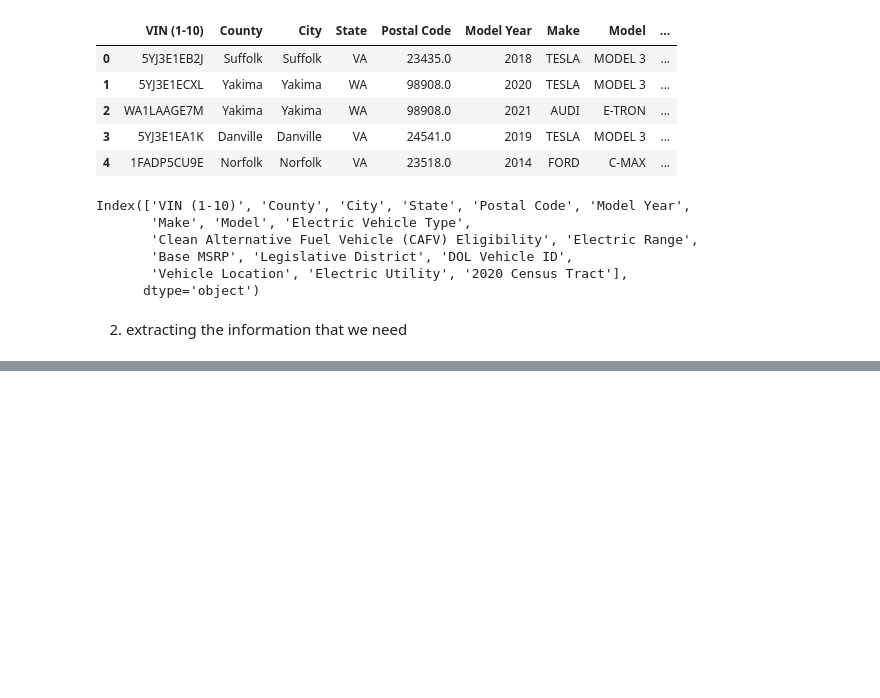
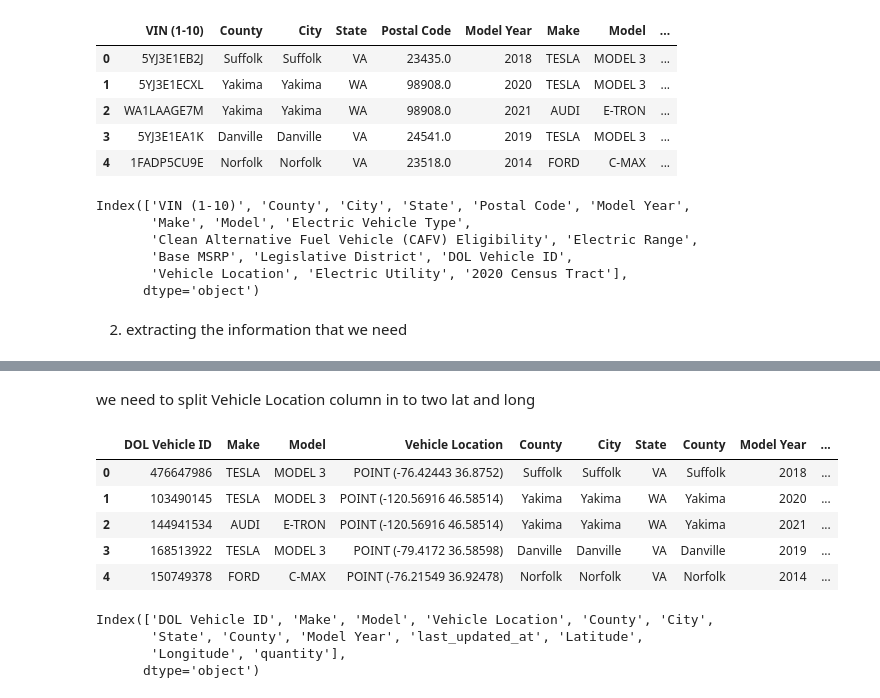
Before and after one commit to hicranA/partsUnlimitedDW, a Jupyter notebook: etl_ev_car_population.ipynb, the cells around one changed output, grey strips where cells are left out. Cells and saved outputs as stored; diff of their text form; code cells hidden in the pictures; blank space fills up the shorter version.

```diff
--- a/etl_ev_car_population.ipynb
+++ b/etl_ev_car_population.ipynb
@@ -47,0 +66,20 @@ ev_pop[['DOL Vehicle ID', 'Make','Model','Vehicle Location', 'County', 'City', '
+# %% [markdown]
+we need to split Vehicle Location column in to two lat and long
+# %%
+df_ev_pop[["val", "Latitude", "Longitude"]] = df_ev_pop['Vehicle Location'].str.split(' ', expand=True)
+#
+
+# df_ev_pop.drop(columns=['val'])
+# removing paranthesis
+df_ev_pop["Latitude"] =  df_ev_pop["Latitude"].str[1:]
+df_ev_pop["Longitude"] =df_ev_pop["Longitude"].str.replace(')',"")
+df_ev_pop["Longitude"]= df_ev_pop["Longitude"].str.strip()
+df_ev_pop["Latitude"] =  df_ev_pop["Latitude"].str.strip()
+df_ev_pop.head()
+# %% [output]
+|  | DOL Vehicle ID | Make | Model | Vehicle Location | County | City | State | County | Model Year | ... |
+| 0 | 476647986 | TESLA | MODEL 3 | POINT (-76.42443 36.8752) | Suffolk | Suffolk | VA | Suffolk | 2018 | ... |
+| 1 | 103490145 | TESLA | MODEL 3 | POINT (-120.56916 46.58514) | Yakima | Yakima | WA | Yakima | 2020 | ... |
+| 2 | 144941534 | AUDI | E-TRON | POINT (-120.56916 46.58514) | Yakima | Yakima | WA | Yakima | 2021 | ... |
+| 3 | 168513922 | TESLA | MODEL 3 | POINT (-79.4172 36.58598) | Danville | Danville | VA | Danville | 2019 | ... |
+| 4 | 150749378 | FORD | C-MAX | POINT (-76.21549 36.92478) | Norfolk | Norfolk | VA | Norfolk | 2014 | ... |
@@ -47,0 +90,7 @@ ev_pop[['DOL Vehicle ID', 'Make','Model','Vehicle Location', 'County', 'City', '
+# %%
+df_ev_pop.columns
+# %% [output]
+Index(['DOL Vehicle ID', 'Make', 'Model', 'Vehicle Location', 'County', 'City',
+       'State', 'County', 'Model Year', 'last_updated_at', 'Latitude',
+       'Longitude', 'quantity'],
+      dtype='object')
```
Also changed, not shown: parts of 36 cells of this notebook.
